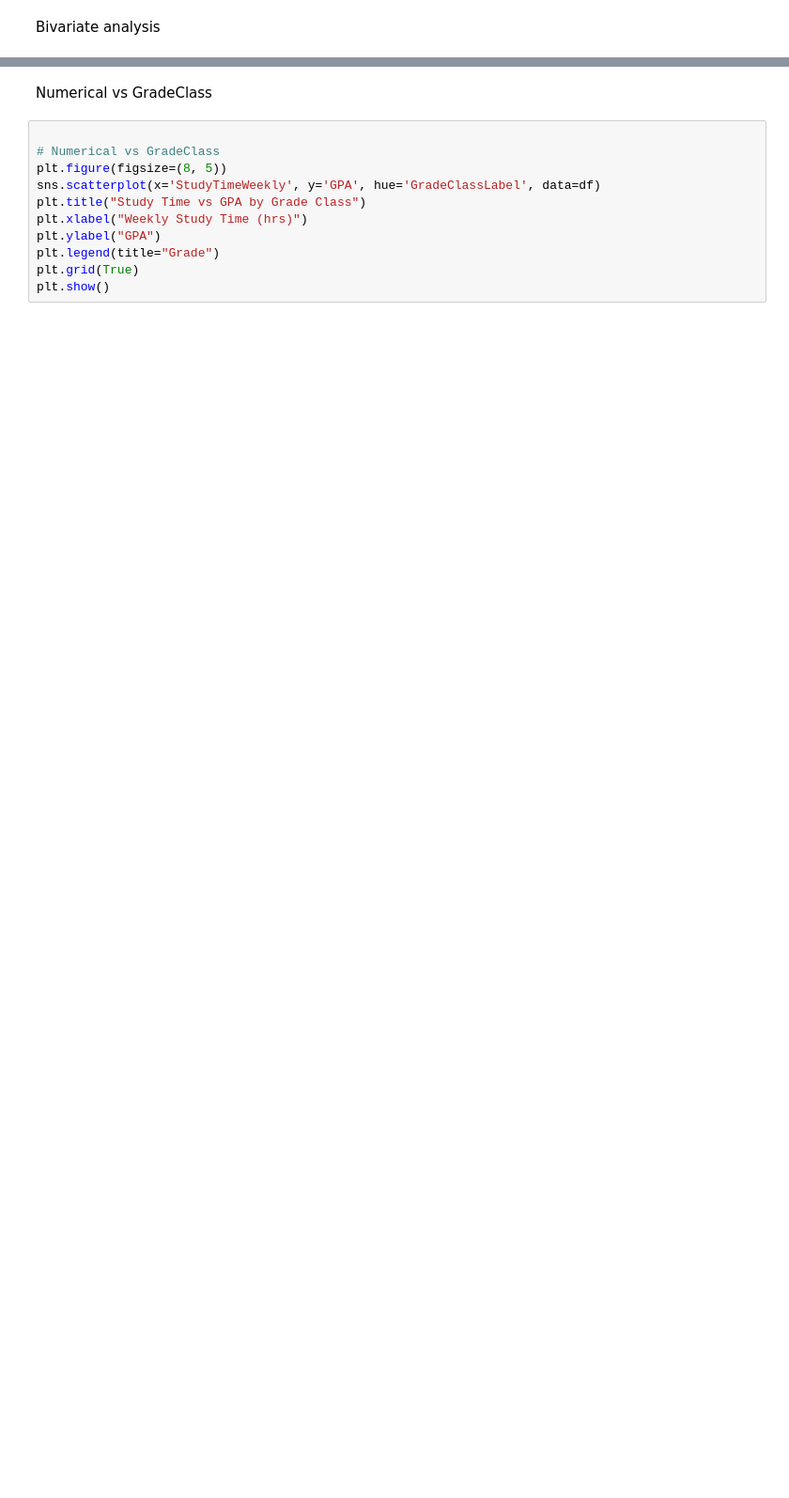
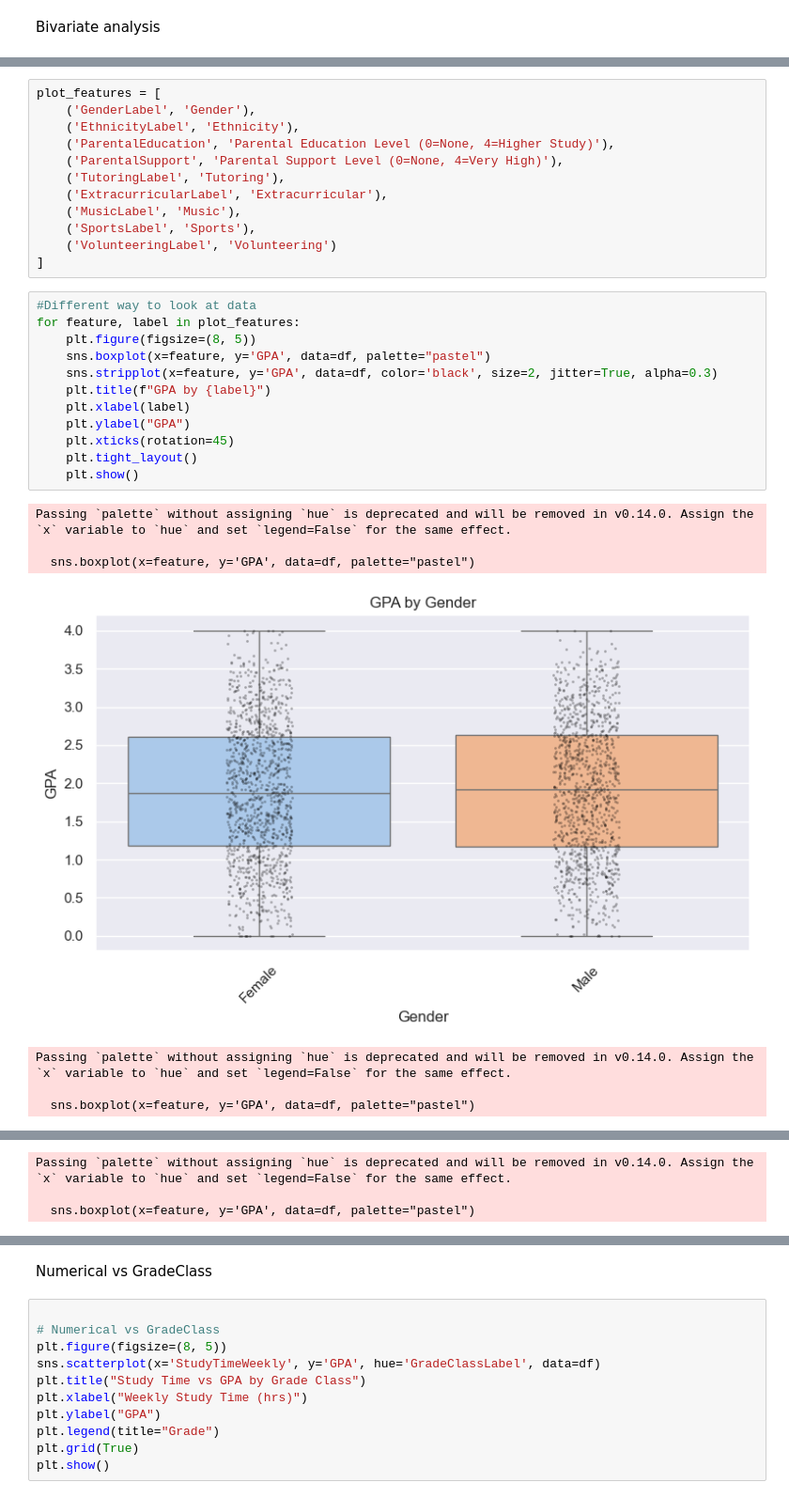
Before and after one commit to AnnMariDB/MLG382-Projects, a Jupyter notebook: MLG382Project1/Group E_MLG382_GuidedProject.ipynb, the cells around one changed output, grey strips where cells are left out. Shown at 94% size. Cells and saved outputs as stored; diff of their text form; blank space fills up the shorter version.

```diff
--- a/MLG382Project1/Group E_MLG382_GuidedProject.ipynb
+++ b/MLG382Project1/Group E_MLG382_GuidedProject.ipynb
@@ -239,0 +265,32 @@ for col in categorical_labeled_columns:
+# %%
+plot_features = [
+    ('GenderLabel', 'Gender'),
+    ('EthnicityLabel', 'Ethnicity'),
+    ('ParentalEducation', 'Parental Education Level (0=None, 4=Higher Study)'),
+    ('ParentalSupport', 'Parental Support Level (0=None, 4=Very High)'),
+    ('TutoringLabel', 'Tutoring'),
+    ('ExtracurricularLabel', 'Extracurricular'),
+    ('MusicLabel', 'Music'),
+    ('SportsLabel', 'Sports'),
+    ('VolunteeringLabel', 'Volunteering')
+]
+# %%
+#Different way to look at data
+for feature, label in plot_features:
+    plt.figure(figsize=(8, 5))
+    sns.boxplot(x=feature, y='GPA', data=df, palette="pastel")
+    sns.stripplot(x=feature, y='GPA', data=df, color='black', size=2, jitter=True, alpha=0.3)
+    plt.title(f"GPA by {label}")
+    plt.xlabel(label)
+    plt.ylabel("GPA")
+    plt.xticks(rotation=45)
+    plt.tight_layout()
+    plt.show()
+# %% [output]
+Passing `palette` without assigning `hue` is deprecated and will be removed in v0.14.0. Assign the `x` variable to `hue` and set `legend=False` for the same effect.
+
+  sns.boxplot(x=feature, y='GPA', data=df, palette="pastel")
+[figure, added]
+Passing `palette` without assigning `hue` is deprecated and will be removed in v0.14.0. Assign the `x` variable to `hue` and set `legend=False` for the same effect.
+
+  sns.boxplot(x=feature, y='GPA', data=df, palette="pastel")
@@ -239,0 +298,3 @@ for col in categorical_labeled_columns:
+Passing `palette` without assigning `hue` is deprecated and will be removed in v0.14.0. Assign the `x` variable to `hue` and set `legend=False` for the same effect.
+
+  sns.boxplot(x=feature, y='GPA', data=df, palette="pastel")
```
Also changed, not shown: parts of 30 cells of this notebook.
